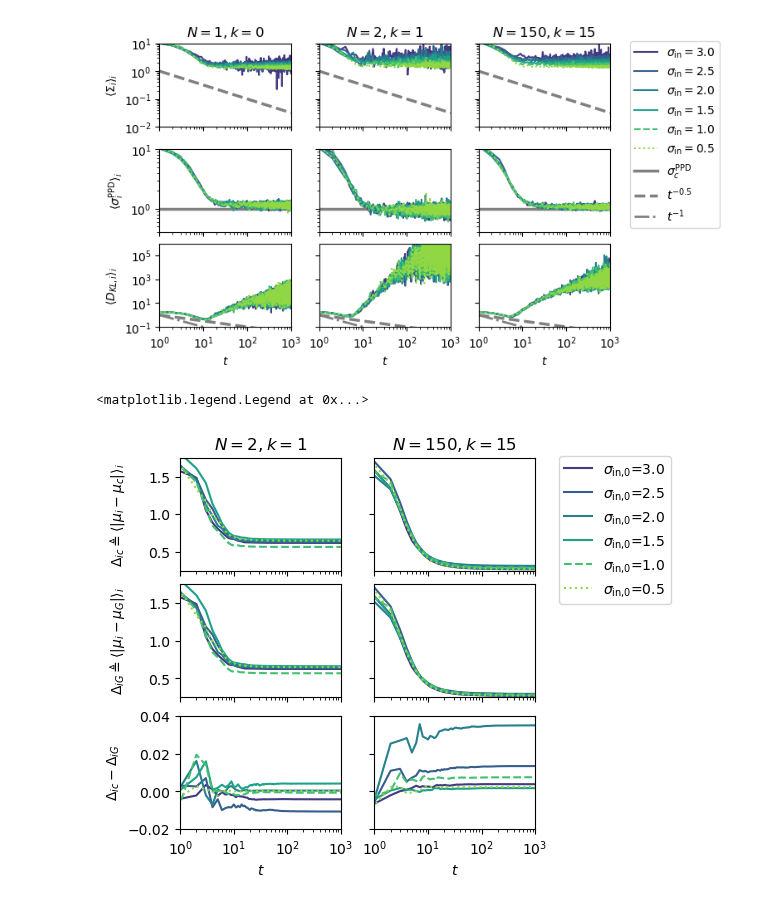
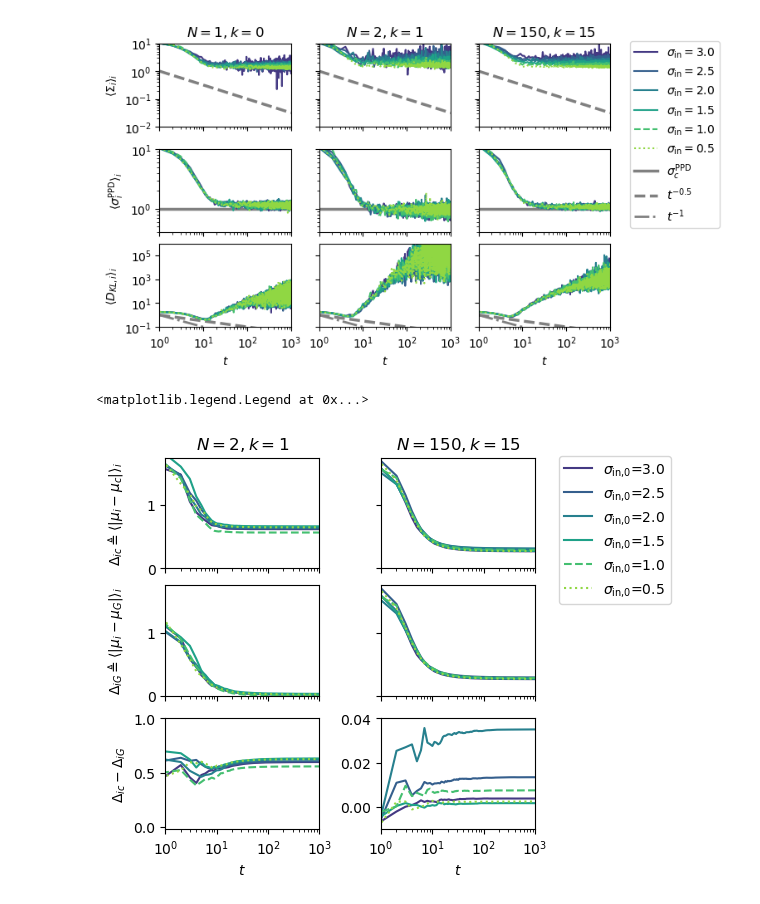
Before and after one commit to Priesemann-Group/neuro_op, a Jupyter notebook: notebooks/@MA5-ActInf.ipynb, the cells around one changed output. Cells and saved outputs as stored; diff of their text form; code cells hidden in the pictures.

```diff
--- a/notebooks/@MA5-ActInf.ipynb
+++ b/notebooks/@MA5-ActInf.ipynb
@@ -330,7 +370,6 @@ for sd_llf in sd_arr:
         ds.kld.sel(
             N=1, nn=0, sd_llf=sd_llf, run=0, time=time, node=np.arange(N_nodes)
         ).mean(dim="node"),
-        alpha=1 / len(sd_arr),
         ls=get_ls(sd_llf),
     )
 
@@ -645,7 +684,7 @@ for sd_llf in sd_arr:
     i = 1
     ax[i, j].plot(
         time,
-        np.abs(ds_tmp.mu - ds_tmp.mu.mean(dim="node")).mean(dim="node"),
+        ds_tmp.mad.mean(dim="node"),
         ls=get_ls(sd_llf),
         label="$_\sigma_\\text{in,0}$=" + str(sd_llf),
     )
@@ -653,10 +692,7 @@ for sd_llf in sd_arr:
     i = 2
     ax[i, j].plot(
         time,
-        (
-            np.abs(ds_tmp.mu).mean(dim="node")
-            - np.abs(ds_tmp.mu - ds_tmp.mu.mean(dim="node")).mean(dim="node")
-        ),
+        (np.abs(ds_tmp.mu).mean(dim="node") - ds_tmp.mad.mean(dim="node")),
         ls=get_ls(sd_llf),
         label="$_\sigma_\\text{in,0}$=" + str(sd_llf),
     )
@@ -680,44 +716,47 @@ for sd_llf in sd_arr:
     i = 1
     ax[i, j].plot(
         time,
-        np.abs(ds_tmp.mu - ds_tmp.mu.mean(dim="node")).mean(dim=["node", "run"]),
+        ds_tmp.mad.mean(dim=["node", "run"]),
         ls=get_ls(sd_llf),
         label="$_\sigma_\\text{in,0}$=" + str(sd_llf),
     )
     # <|D1-D2|>
     i = 2
     (line_tmp,) = ax[i, j].plot(
         time,
         (
             np.abs(ds_tmp.mu).mean(dim=["node", "run"])
-            - np.abs(ds_tmp.mu - ds_tmp.mu.mean(dim="node")).mean(dim=["node", "run"])
+            - ds_tmp.mad.mean(dim=["node", "run"])
         ),
         ls=get_ls(sd_llf),
         label="$\sigma_\\text{in,0}$=" + str(sd_llf),
     )
     lines.append(line_tmp)
 
 # Title, label, ...
 ax[0, 0].set_title("$N=2, k=1$")
 ax[0, 1].set_title("$N=150, k=15$")
 
 for j in np.arange(x):
-    ax[0, j].set_ylim(0.25, 1.75)
-    ax[1, j].set_ylim(0.25, 1.75)
-    ax[2, j].set_ylim(-0.02, 0.04)
+    ax[0, j].set_ylim(0, 1.75)
+    ax[1, j].set_ylim(0, 1.75)
+    ax[2, j].set_ylim(-0.02, 1)
     ax[y - 1, j].set_xlabel("$t$")
     for i in np.arange(y):
         if i != (y - 1):
             ax[i, j].xaxis.set_tick_params(labelbottom=False)
         ax[i, 1].yaxis.set_tick_params(labelleft=False)
 
+ax[2, 1].yaxis.set_tick_params(labelleft=True)
+ax[2, 1].set_ylim(-0.01, 0.04)
+
 ax[0, 0].set_ylabel("$\Delta_{ic} \\triangleq \langle |\mu_i-\mu_c|\\rangle_i$\n")
 ax[1, 0].set_ylabel("$\Delta_{iG}\\triangleq\langle |\mu_i-\mu_G|\\rangle_i$\n")
 ax[2, 0].set_ylabel("$\Delta_{ic} - \Delta_{iG}$")
 
 fig.legend(handles=lines, bbox_to_anchor=(1, 0.96), loc=2)
 # %% [output]
 <matplotlib.legend.Legend at 0x...>
-[figure, old version]
+[figure, new version]
 # %%
 fig.savefig("./fig/fep_MAE_MAD.pdf")
```
Also changed, not shown: parts of 5 cells of this notebook.
